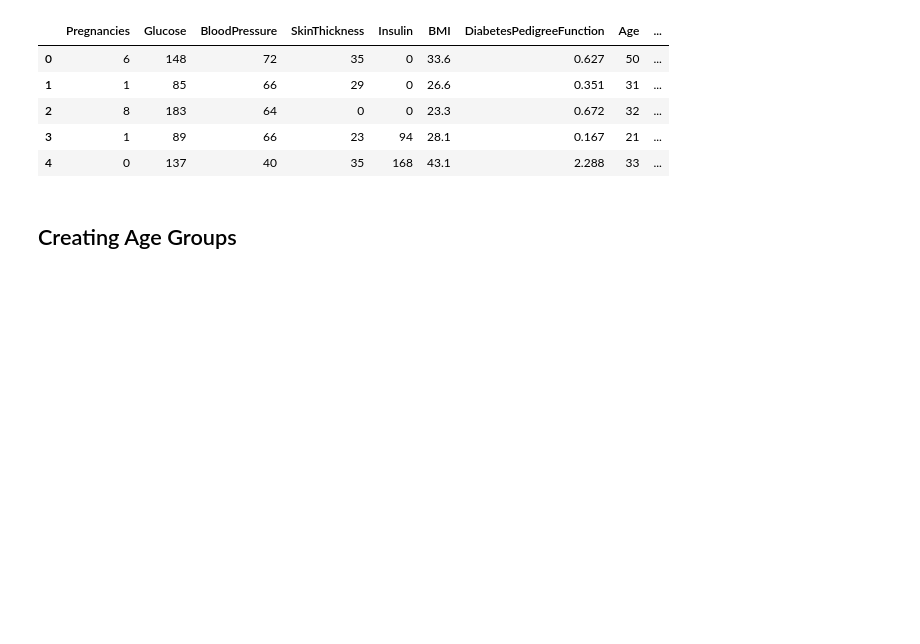
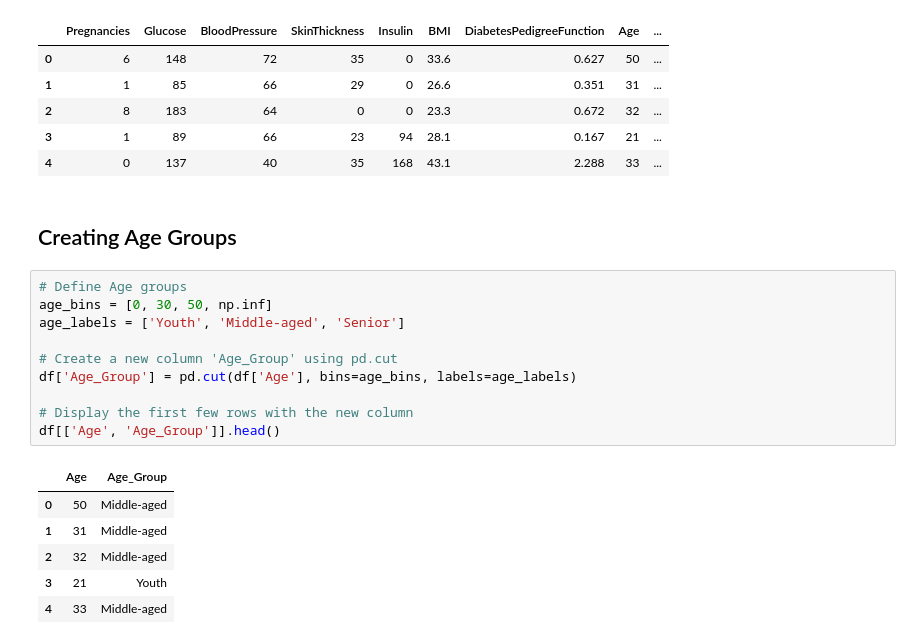
Before and after one commit to Subodhtiwari2003/Diabetes_prediction, a Jupyter notebook: Diabetes_prediction.ipynb, the cells around one changed output. Saved outputs shown, nothing was run; the diff lists cells and outputs as text; blank space fills up the shorter version.

```diff
--- a/Diabetes_prediction.ipynb
+++ b/Diabetes_prediction.ipynb
@@ -698,3 +698,20 @@ df.head()
 | 4 | 0 | 137 | 40 | 35 | 168 | 43.1 | 2.288 | 33 | ... |
 # %% [markdown]
 ## Creating Age Groups
+# %%
+# Define Age groups
+age_bins = [0, 30, 50, np.inf]
+age_labels = ['Youth', 'Middle-aged', 'Senior']
+
+# Create a new column 'Age_Group' using pd.cut
+df['Age_Group'] = pd.cut(df['Age'], bins=age_bins, labels=age_labels)
+
+# Display the first few rows with the new column
+df[['Age', 'Age_Group']].head()
+# %% [output]
+|  | Age | Age_Group |
+| 0 | 50 | Middle-aged |
+| 1 | 31 | Middle-aged |
+| 2 | 32 | Middle-aged |
+| 3 | 21 | Youth |
+| 4 | 33 | Middle-aged |
```
